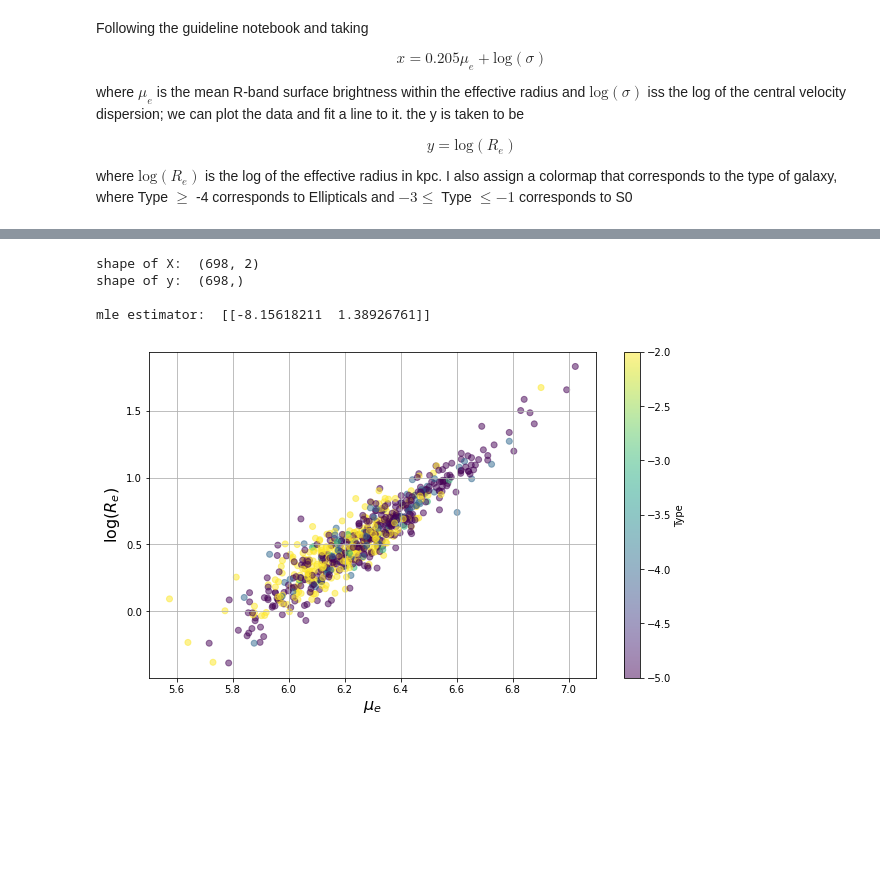
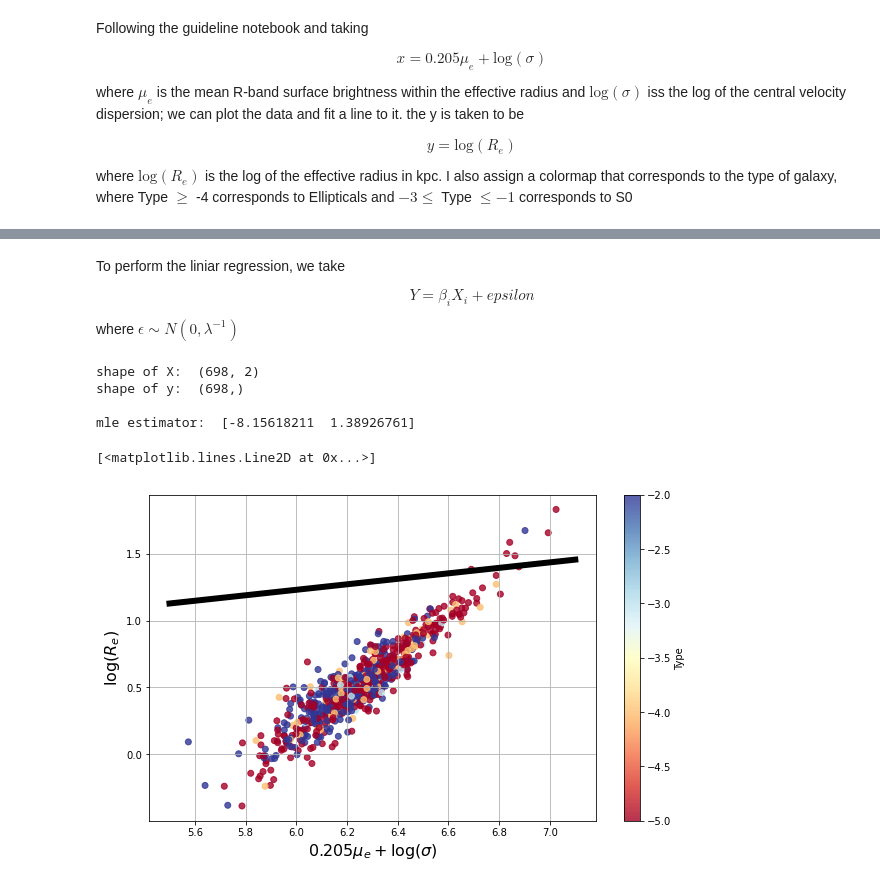
Before and after one commit to tylerbarna/AST5731-lab, a Jupyter notebook: Activity 07/Activity 07 -- Tyler Barna.ipynb, the cells around one changed output, grey strips where cells are left out. Cells and saved outputs as stored; diff of their text form; code cells hidden in the pictures; blank space fills up the shorter version.

```diff
--- a/Activity 07/Activity 07 -- Tyler Barna.ipynb
+++ b/Activity 07/Activity 07 -- Tyler Barna.ipynb
@@ -75,36 +95,43 @@ where $\text{log}\left(R_e\right)$ is the log of the effective radius in kpc. I
+# %% [markdown]
+To perform the liniar regression, we take
+
+\begin{equation}
+Y = \beta_i X_i + epsilon
+\end{equation}
+
+where $\epsilon \sim N(0,\lambda^{-1})$
 # %%
-## setup matrices
-x, y = (0.205*df['mue']+df['logSigma'],
-        df['LogRe'])
-x2 = df['logSigma']
-X = np.matrix([np.ones(x.shape[0]), x]).T
+## mle estimator
+X = np.ones((len(x),2))
+X[:,1] = x
 
 print('shape of X: ',X.shape)
 print('shape of y: ',y.shape,'\n')
 
-## mle estimator
 p_mat = np.linalg.inv(X.T.dot(X)).dot(X.T).dot(y)
 
 print('mle estimator: ',p_mat)
 
 ## define xx and yy variable for plotting
-xx = np.linspace(17, 23, 100)
-yy = np.array(p_mat[0,0] + p_mat[0,1]*xx)
+xx = np.linspace(5.5, 7.5, 100)
+yy = np.array(p_mat[0] + p_mat[0]*xx)
 
 fig, ax = plt.subplots(figsize=(10, 6),facecolor='white')
-ax.set_xlabel(r'$\mu_e$',fontsize=16)
+ax.set_xlabel(r'$0.205 \mu_e + \log(\sigma)$',fontsize=16)
 ax.set_ylabel(r'$\log(R_e)$',fontsize=16)
 ax.grid()
 
-scat = ax.scatter(x, y, c=df['Type'], alpha=0.5)
+cm = plt.cm.get_cmap('RdYlBu') ## color map
+scat = ax.scatter(x, y, c=df['Type'], alpha=0.8,cmap=cm)
 cbat = plt.colorbar(scat)
 cbat.set_label(r'Type')
 
-# logSigma = np.linspace(17,23,x.shape[0])
-# ax.plot(logSigma, logSigma+0.205*x, lw=6,color='black')
+logSigma = np.linspace(5.5,7.5,x.shape[0])
+ax.plot(logSigma, 0.205*logSigma, lw=6,color='black')
 # %% [output]
 shape of X:  (698, 2)
 shape of y:  (698,)
 
-mle estimator:  [[-8.15618211  1.38926761]]
+mle estimator:  [-8.15618211  1.38926761]
+[<matplotlib.lines.Line2D at 0x...>]
-[figure, old version]
+[figure, new version]
```
Also changed, not shown: parts of 2 cells of this notebook.
